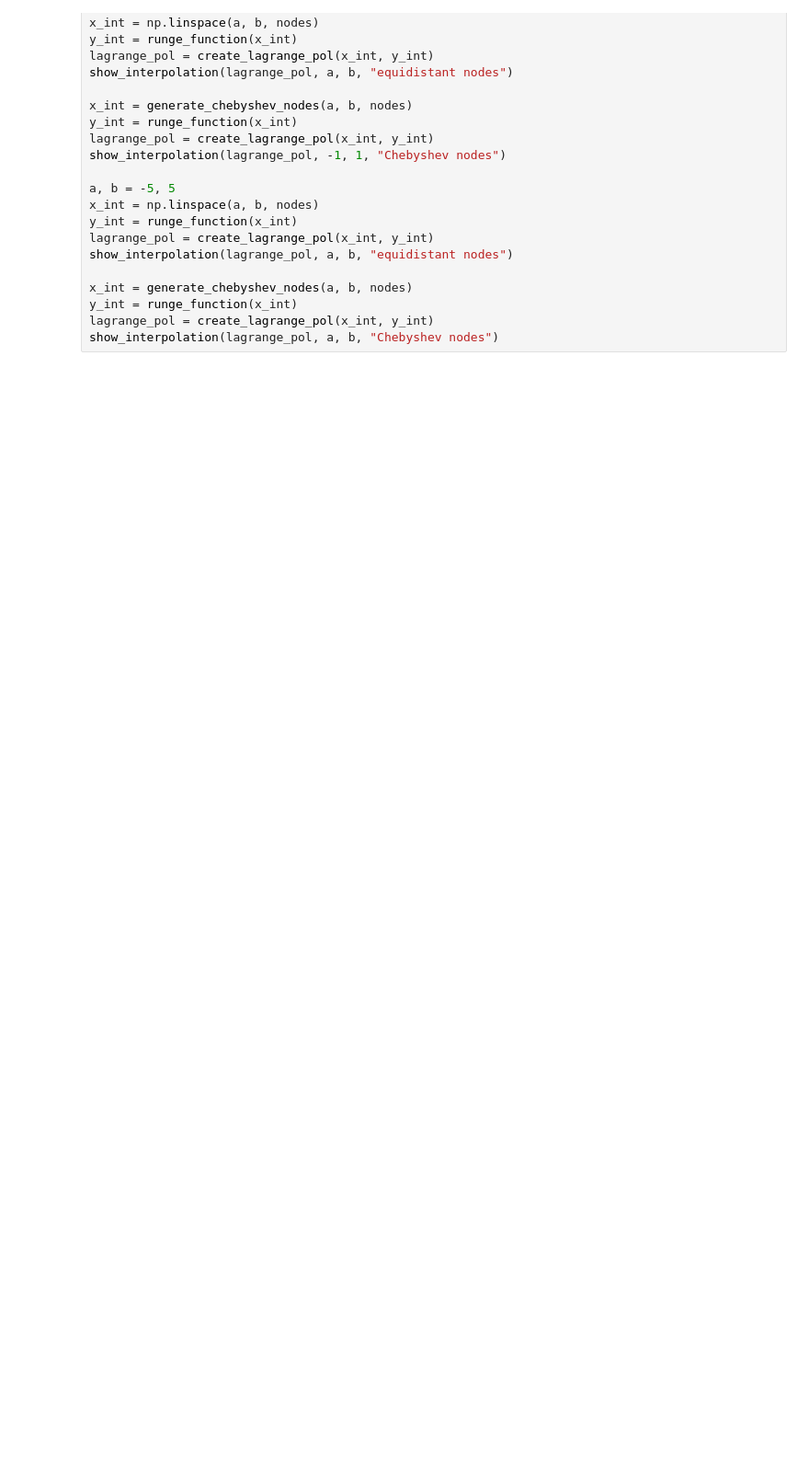
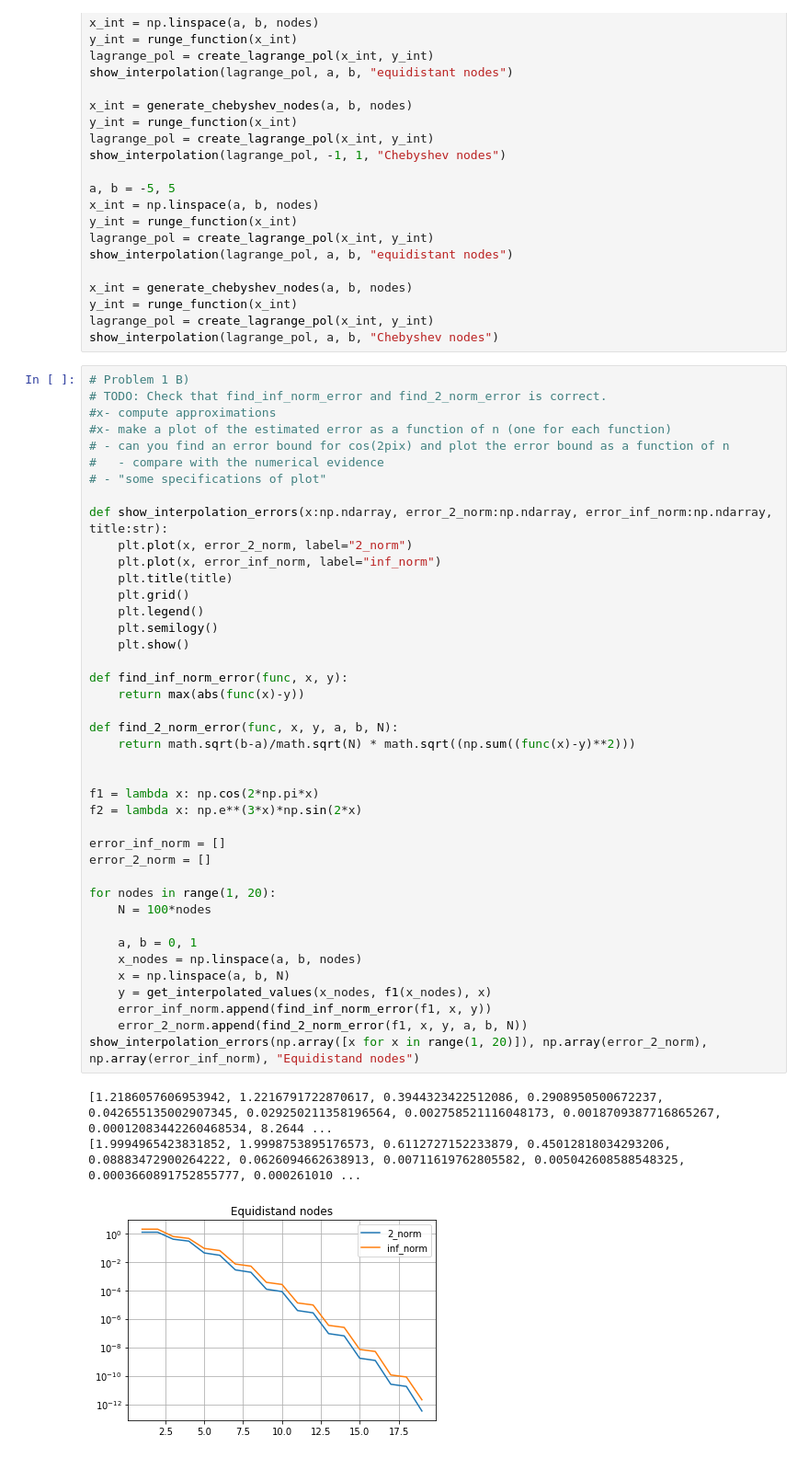
Before and after one commit to Agnar22/NumericalMethods, a Jupyter notebook: Project_2/project.ipynb, the cells around one changed output. Shown at 92% size. Cells and saved outputs as stored; diff of their text form; blank space fills up the shorter version.

```diff
--- a/Project_2/project.ipynb
+++ b/Project_2/project.ipynb
@@ -73,3 +73,48 @@ x_int = generate_chebyshev_nodes(a, b, nodes)
 y_int = runge_function(x_int)
 lagrange_pol = create_lagrange_pol(x_int, y_int)
 show_interpolation(lagrange_pol, a, b, "Chebyshev nodes")
+# %%
+# Problem 1 B)
+# TODO: Check that find_inf_norm_error and find_2_norm_error is correct.
+#x- compute approximations
+#x- make a plot of the estimated error as a function of n (one for each function)
+# - can you find an error bound for cos(2pix) and plot the error bound as a function of n
+#   - compare with the numerical evidence
+# - "some specifications of plot"
+
+def show_interpolation_errors(x:np.ndarray, error_2_norm:np.ndarray, error_inf_norm:np.ndarray, title:str):
+    plt.plot(x, error_2_norm, label="2_norm")
+    plt.plot(x, error_inf_norm, label="inf_norm")
+    plt.title(title)
+    plt.grid()
+    plt.legend()
+    plt.semilogy()
+    plt.show()
+
+def find_inf_norm_error(func, x, y):
+    return max(abs(func(x)-y))
+
+def find_2_norm_error(func, x, y, a, b, N):
+    return math.sqrt(b-a)/math.sqrt(N) * math.sqrt((np.sum((func(x)-y)**2)))
+
+
+f1 = lambda x: np.cos(2*np.pi*x)
+f2 = lambda x: np.e**(3*x)*np.sin(2*x)
+
+error_inf_norm = []
+error_2_norm = []
+
+for nodes in range(1, 20):
+    N = 100*nodes
+
+    a, b = 0, 1
+    x_nodes = np.linspace(a, b, nodes)
+    x = np.linspace(a, b, N)
+    y = get_interpolated_values(x_nodes, f1(x_nodes), x)
+    error_inf_norm.append(find_inf_norm_error(f1, x, y))
+    error_2_norm.append(find_2_norm_error(f1, x, y, a, b, N))
+show_interpolation_errors(np.array([x for x in range(1, 20)]), np.array(error_2_norm), np.array(error_inf_norm), "Equidistand nodes")
+# %% [output]
+[1.2186057606953942, 1.2216791722870617, 0.3944323422512086, 0.2908950500672237, 0.042655135002907345, 0.029250211358196564, 0.002758521116048173, 0.0018709387716865267, 0.00012083442260468534, 8.2644 ...
+[1.9994965423831852, 1.9998753895176573, 0.6112727152233879, 0.45012818034293206, 0.08883472900264222, 0.0626094662638913, 0.00711619762805582, 0.005042608588548325, 0.0003660891752855777, 0.000261010 ...
+[figure, added]
```
Also changed, not shown: parts of 1 cell of this notebook.
